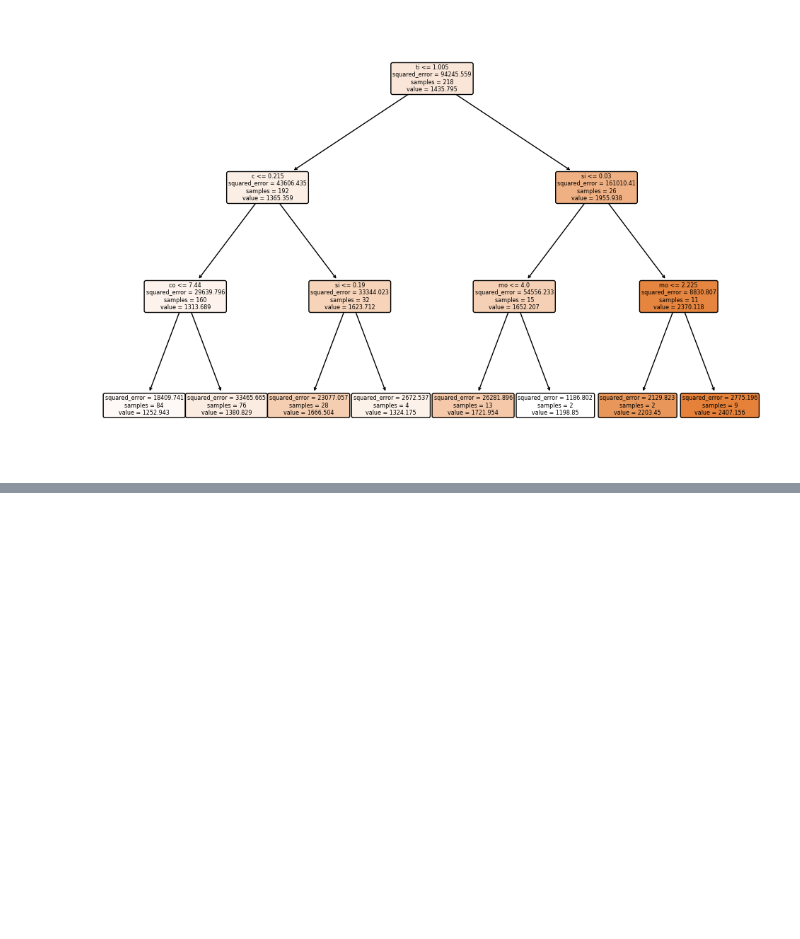
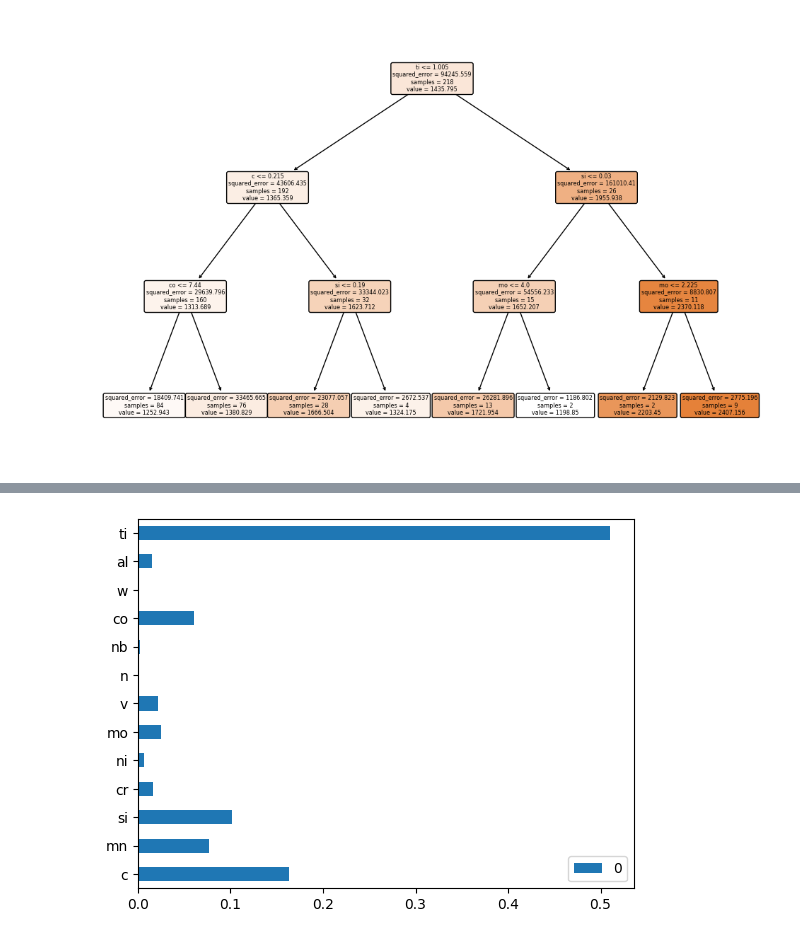
Before and after one commit to NaveenKumarMaurya/Machine_learning_practice_code, a Jupyter notebook: Machine Learning Theory with code/Regression Model.ipynb, the cells around one changed output, grey strips where cells are left out. Cells and saved outputs as stored; diff of their text form; code cells hidden in the pictures; blank space fills up the shorter version.

```diff
--- a/Machine Learning Theory with code/Regression Model.ipynb
+++ b/Machine Learning Theory with code/Regression Model.ipynb
@@ -902,0 +969,15 @@ plt.show()
+# %%
+# Step 3: Initialize and Train the Random Forest Regressor
+rf_regressor = RandomForestRegressor(max_depth=3,n_estimators=100, random_state=42)
+rf_regressor.fit(x_train, y_train)
+# Step 4: Make Predictions
+y_pred = rf_regressor.predict(x_test)
+# Step 6: Feature Importance
+importances = rf_regressor.feature_importances_
+# %%
+feature=pd.DataFrame(importances,rf_regressor.feature_names_in_)
+# %%
+feature.plot(kind='barh')
+plt.show()
+# %% [output]
+[figure, added]
```
Also changed, not shown: parts of 6 cells of this notebook.
